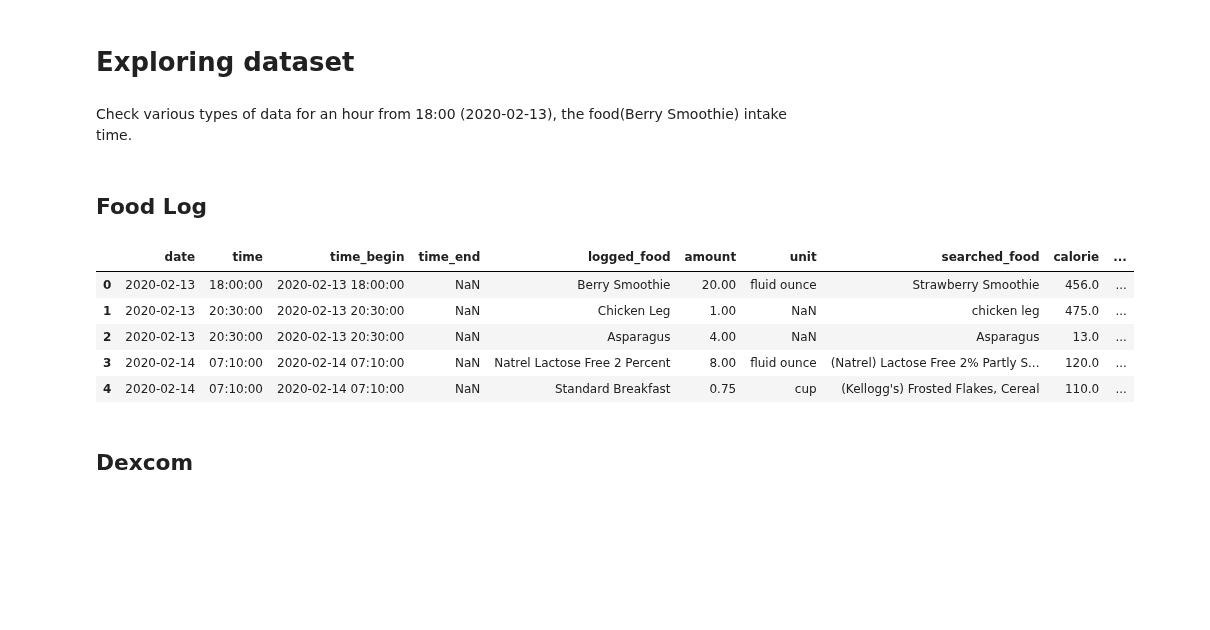
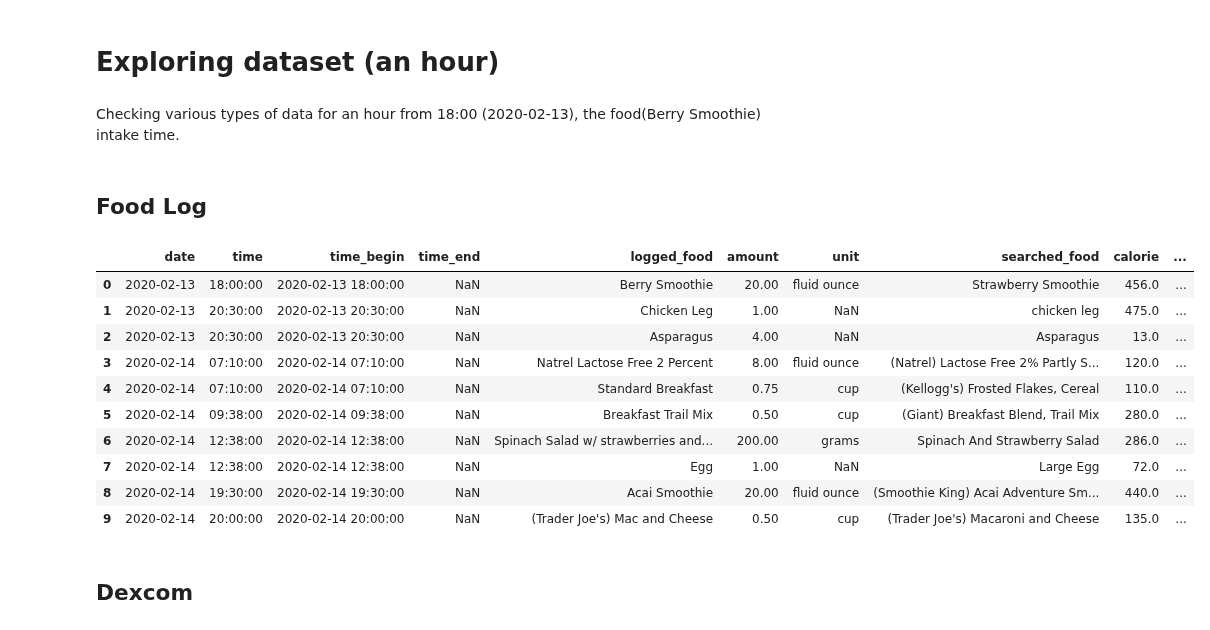
Before and after one commit to mingg12/engineering-newFork, a Jupyter notebook: exploring_digital_biomarkers_an_hour.ipynb, the cells around one changed output. Drawn from its saved outputs; the diff is of its cells as text; code cells hidden in the pictures; blank space fills up the shorter version.

```diff
--- a/exploring_digital_biomarkers.ipynb
+++ b/exploring_digital_biomarkers_an_hour.ipynb
@@ -1,7 +1,7 @@
 # %% [markdown]
-# Exploring dataset
+# Exploring dataset (an hour)
 # %% [markdown]
-Check various types of data for an hour from 18:00 (2020-02-13), the food(Berry Smoothie) intake time.
+Checking various types of data for an hour from 18:00 (2020-02-13), the food(Berry Smoothie) intake time.
 # %%
 import pandas as pd
 # %% [markdown]
@@ -9,14 +9,19 @@ import pandas as pd
 # %%
 fl001_df = pd.read_csv('./big-ideas-lab-glycemic-variability-and-wearable-device-data-1.1.2/001/Food_Log_001.csv')
 # %%
-fl001_df.head()
+fl001_df.head(10)
 # %% [output]
 |  | date | time | time_begin | time_end | logged_food | amount | unit | searched_food | calorie | ... |
 | 0 | 2020-02-13 | 18:00:00 | 2020-02-13 18:00:00 | NaN | Berry Smoothie | 20.00 | fluid ounce | Strawberry Smoothie | 456.0 | ... |
 | 1 | 2020-02-13 | 20:30:00 | 2020-02-13 20:30:00 | NaN | Chicken Leg | 1.00 | NaN | chicken leg | 475.0 | ... |
 | 2 | 2020-02-13 | 20:30:00 | 2020-02-13 20:30:00 | NaN | Asparagus | 4.00 | NaN | Asparagus | 13.0 | ... |
 | 3 | 2020-02-14 | 07:10:00 | 2020-02-14 07:10:00 | NaN | Natrel Lactose Free 2 Percent | 8.00 | fluid ounce | (Natrel) Lactose Free 2% Partly S... | 120.0 | ... |
 | 4 | 2020-02-14 | 07:10:00 | 2020-02-14 07:10:00 | NaN | Standard Breakfast | 0.75 | cup | (Kellogg's) Frosted Flakes, Cereal | 110.0 | ... |
+| 5 | 2020-02-14 | 09:38:00 | 2020-02-14 09:38:00 | NaN | Breakfast Trail Mix | 0.50 | cup | (Giant) Breakfast Blend, Trail Mix | 280.0 | ... |
+| 6 | 2020-02-14 | 12:38:00 | 2020-02-14 12:38:00 | NaN | Spinach Salad w/ strawberries and... | 200.00 | grams | Spinach And Strawberry Salad | 286.0 | ... |
+| 7 | 2020-02-14 | 12:38:00 | 2020-02-14 12:38:00 | NaN | Egg | 1.00 | NaN | Large Egg | 72.0 | ... |
+| 8 | 2020-02-14 | 19:30:00 | 2020-02-14 19:30:00 | NaN | Acai Smoothie | 20.00 | fluid ounce | (Smoothie King) Acai Adventure Sm... | 440.0 | ... |
+| 9 | 2020-02-14 | 20:00:00 | 2020-02-14 20:00:00 | NaN | (Trader Joe's) Mac and Cheese | 0.50 | cup | (Trader Joe's) Macaroni and Cheese | 135.0 | ... |
 # %% [markdown]
 ## Dexcom
 # %%
```
Also changed, not shown: parts of 5 cells of this notebook, 1 other file.
